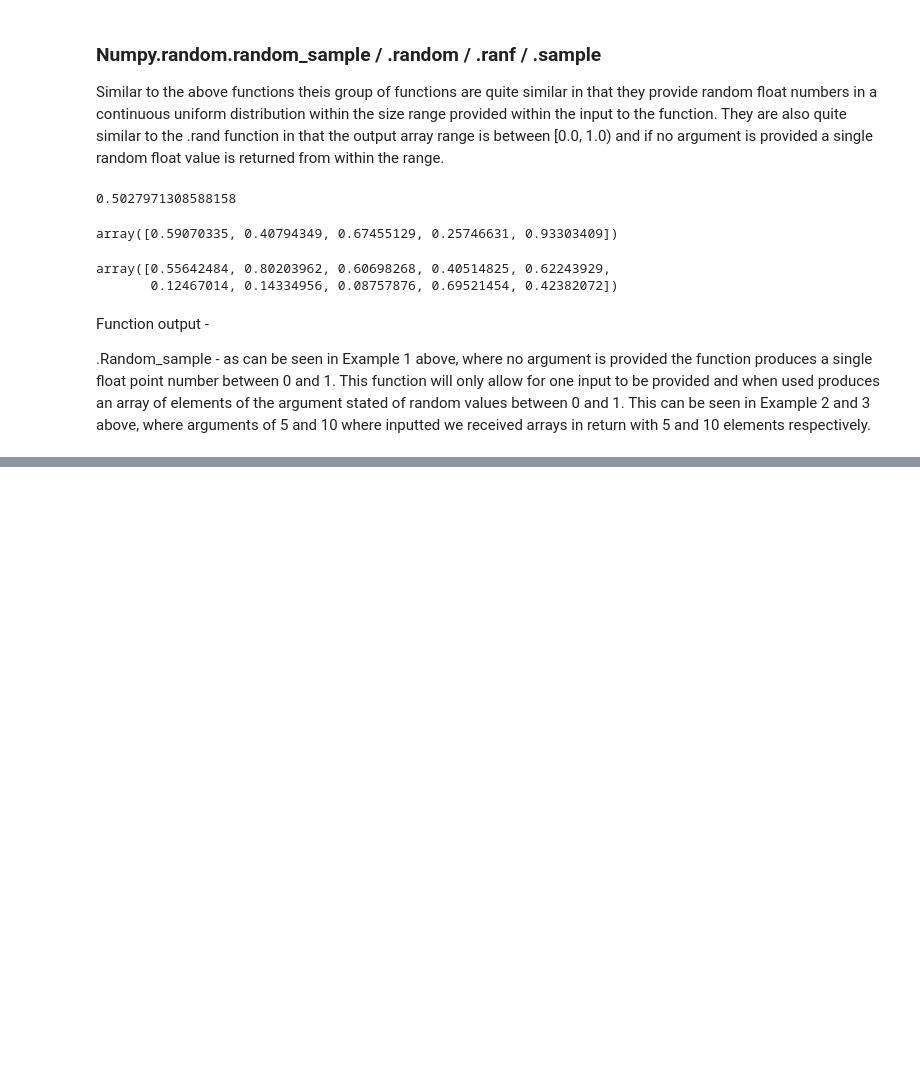
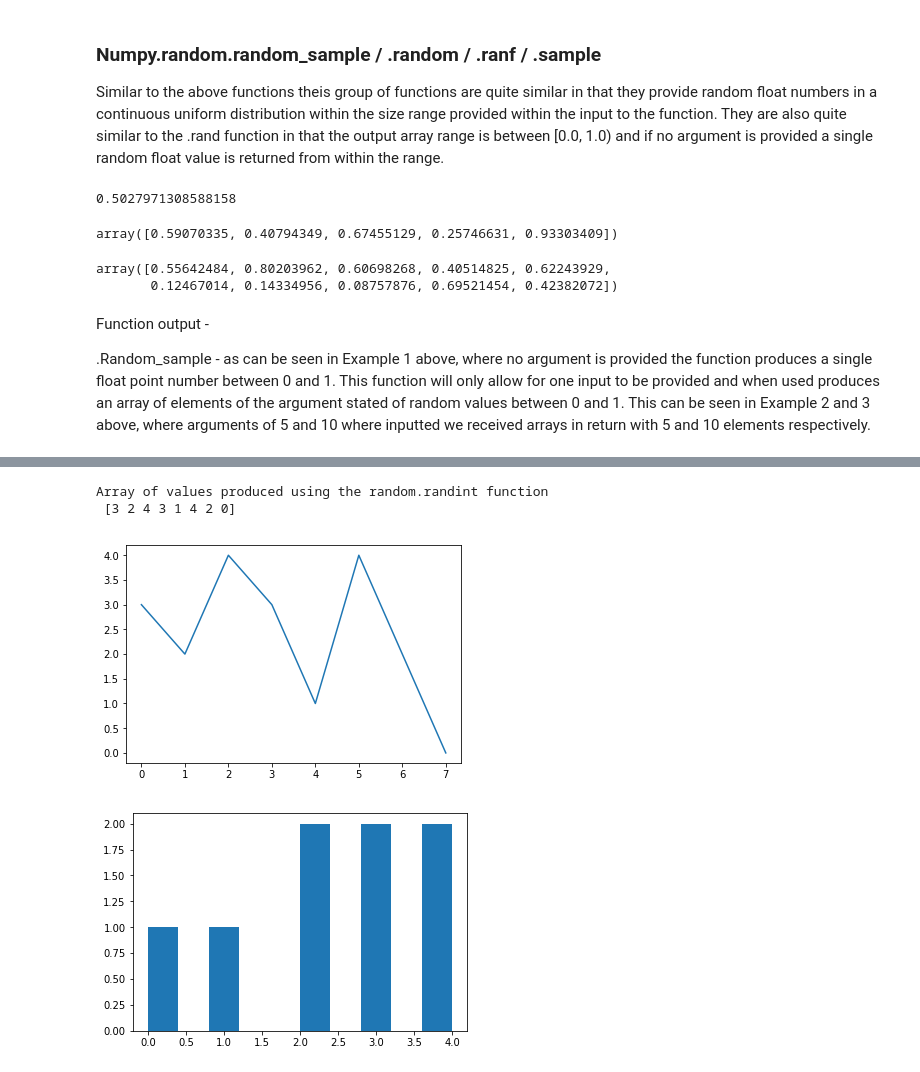
Before and after one commit to ShaunaB93/Programming-for-Data-Analysis-Assignement, a Jupyter notebook: Rough work Jupyter notebook for assignment_new.ipynb, the cells around one changed output, grey strips where cells are left out. Saved outputs shown, nothing was run; the diff lists cells and outputs as text; code cells hidden in the pictures; blank space fills up the shorter version.

```diff
--- a/Rough work Jupyter notebook for assignment_new.ipynb
+++ b/Rough work Jupyter notebook for assignment_new.ipynb
@@ -145,0 +186,16 @@ Function output -
+# %%
+# Randint
+
+random_array = np.random.randint(5, size=8)
+print("Array of values produced using the random.randint function \n", random_array)
+
+plt.plot(random_array)
+plt.show()
+
+plt.hist(random_array)
+plt.show()
+# %% [output]
+Array of values produced using the random.randint function
+ [3 2 4 3 1 4 2 0]
+[figure, added]
+[figure, added]
```
Also changed, not shown: parts of 23 cells of this notebook.
